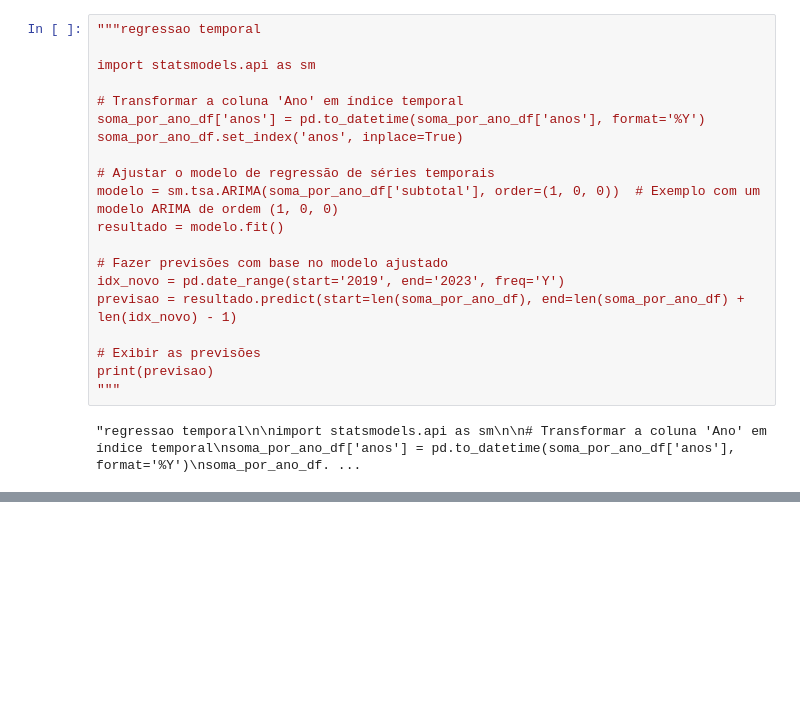
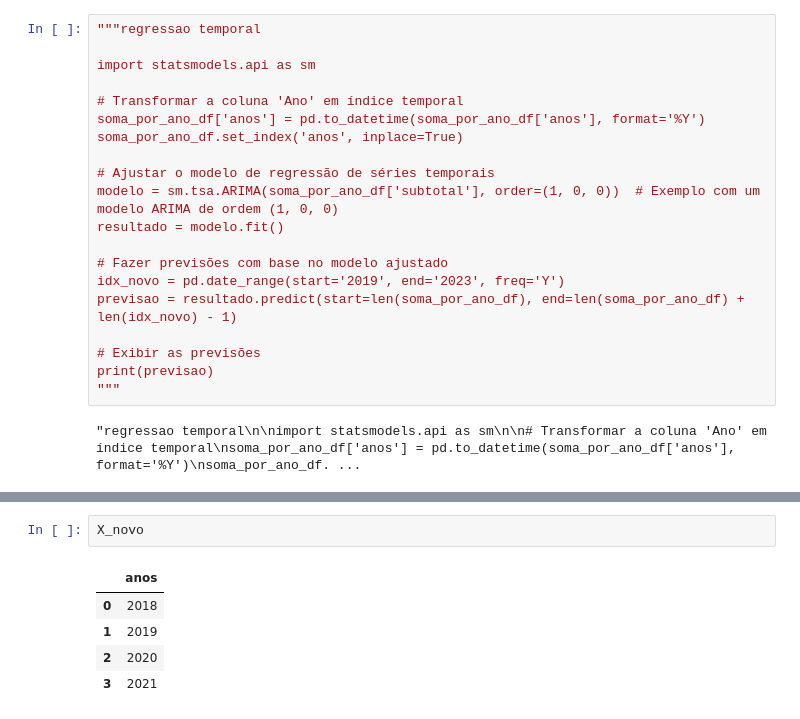
Before and after one commit to alyssonrafael/Project_bigdata, a Jupyter notebook: codigo_principal.ipynb, the cells around one changed output, grey strips where cells are left out. Saved outputs shown, nothing was run; the diff lists cells and outputs as text; blank space fills up the shorter version.

```diff
--- a/codigo_principal.ipynb
+++ b/codigo_principal.ipynb
@@ -249,0 +335,8 @@ print(previsao)
+# %%
+X_novo
+# %% [output]
+|  | anos |
+| 0 | 2018 |
+| 1 | 2019 |
+| 2 | 2020 |
+| 3 | 2021 |
```
Also changed, not shown: parts of 14 cells of this notebook.
